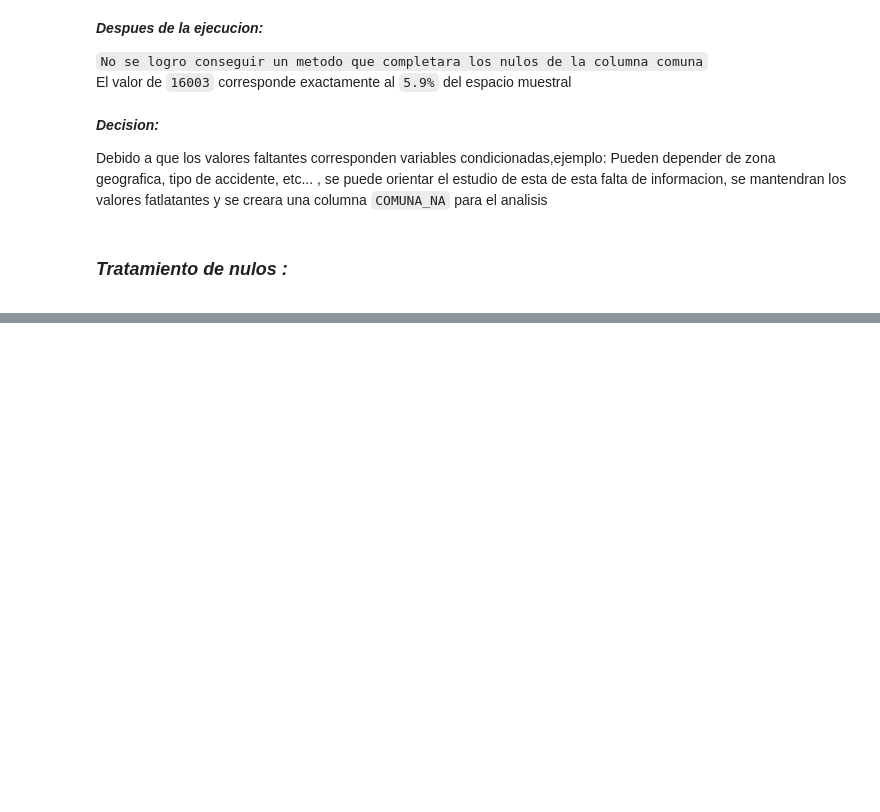
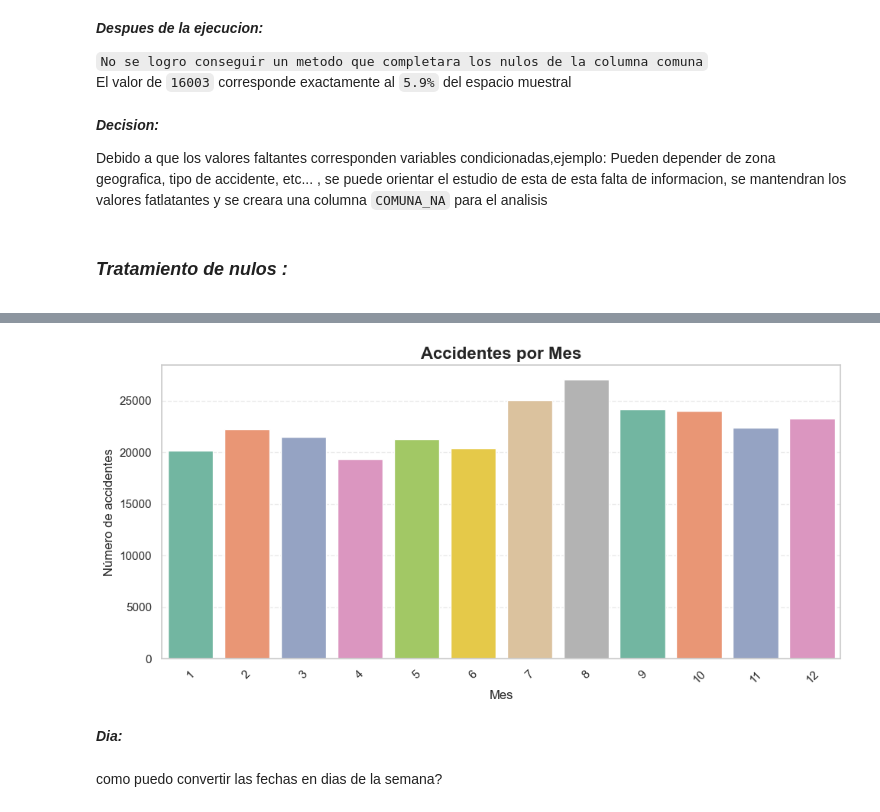
Before and after one commit to ignacioperez1504/medellin-traffic-accidents-analisis, a Jupyter notebook: Analisis_EDA.ipynb, the cells around one changed output, grey strips where cells are left out. Drawn from its saved outputs; the diff is of its cells as text; code cells hidden in the pictures; blank space fills up the shorter version.

```diff
--- a/Analisis_EDA.ipynb
+++ b/Analisis_EDA.ipynb
@@ -306,0 +488,26 @@ dta = dta.drop_duplicates()
+# %%
+sns.set_theme(style="whitegrid")
+
+plt.figure(figsize=(10,5))
+
+sns.barplot(
+    x=dta_mes.index,
+    y=dta_mes.values,
+    palette="Set2"
+)
+
+plt.title("Accidentes por Mes", fontsize=16, weight="bold")
+plt.xlabel("Mes")
+plt.ylabel("Número de accidentes")
+
+plt.xticks(rotation=45)
+plt.grid(True, axis='y', linestyle='--', alpha=0.4)
+
+plt.tight_layout()
+plt.show()
+# %% [output]
+[figure, added]
+# %% [markdown]
+</small>***Dia:***</small>
+# %% [markdown]
+</small>como puedo convertir las fechas en dias de la semana?</small>
```
Also changed, not shown: parts of 32 cells of this notebook.
